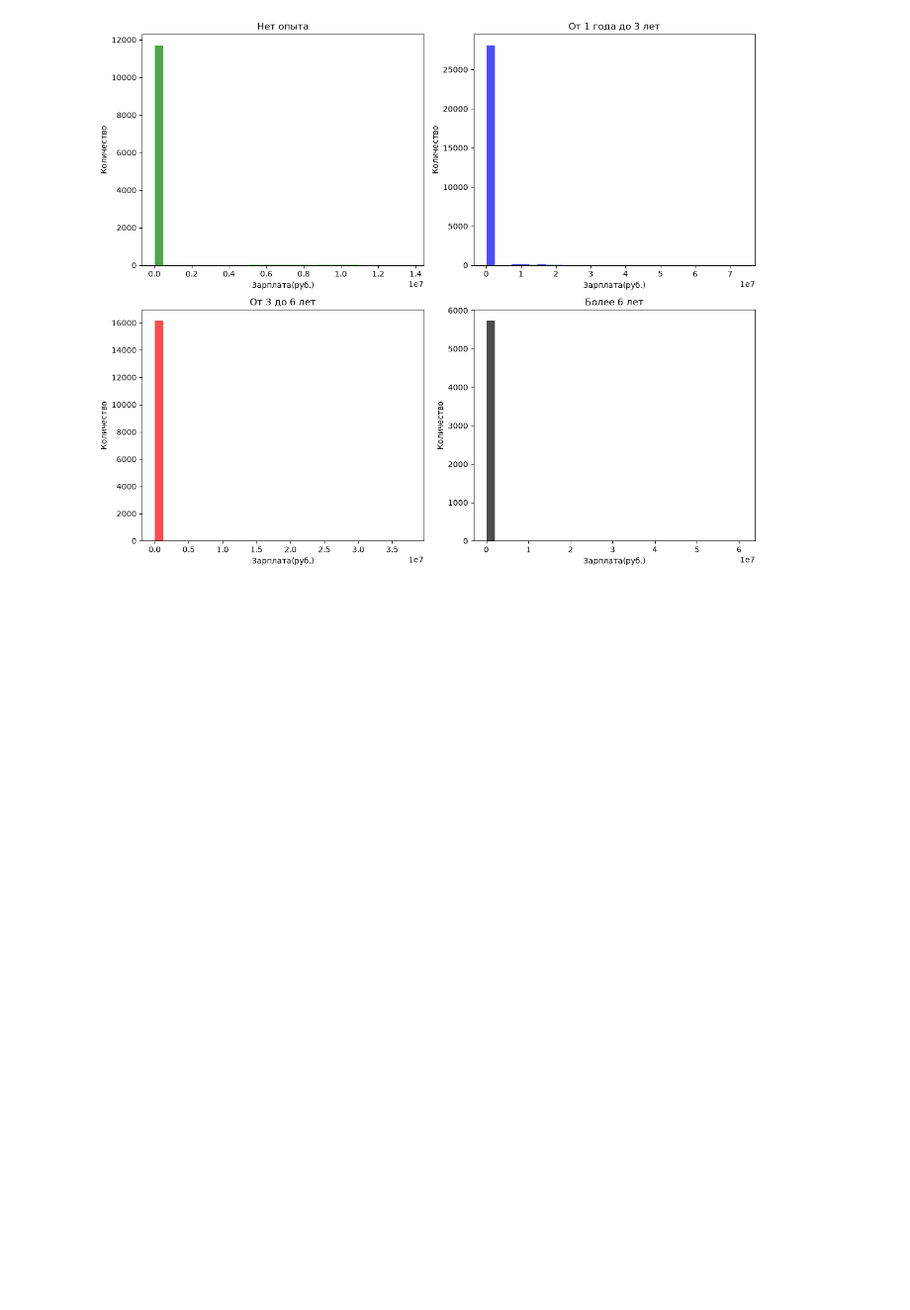
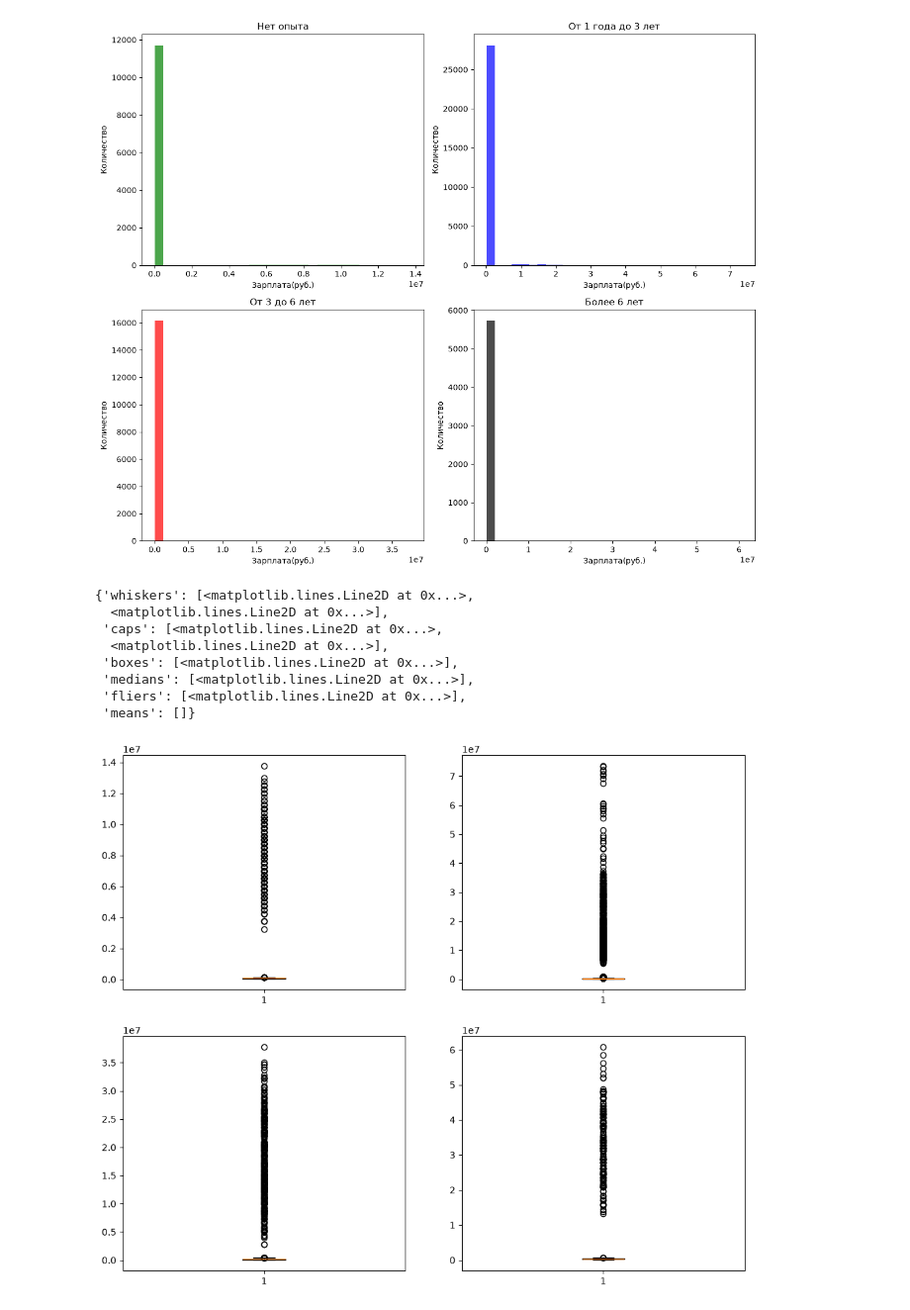
Before and after one commit to eritainn7/school-hh-ru, a Jupyter notebook: task1/block_a.ipynb, the cells around one changed output. Shown at 99% size. Drawn from its saved outputs; the diff is of its cells as text; code cells hidden in the pictures; blank space fills up the shorter version.

Commit message:
feat boxplot

```diff
--- a/task1/block_a.ipynb
+++ b/task1/block_a.ipynb
@@ -153,0 +156,16 @@ plt.show()
+# %%
+fig, axes = plt.subplots(2, 2, figsize=(12, 10))
+axes[0, 0].boxplot(getMeanSalaryForExperienceGroup(df, 'Нет опыта'))
+axes[0, 1].boxplot(getMeanSalaryForExperienceGroup(df, 'От 1 года до 3 лет'))
+axes[1, 0].boxplot(getMeanSalaryForExperienceGroup(df, 'От 3 до 6 лет'))
+axes[1, 1].boxplot(getMeanSalaryForExperienceGroup(df, 'Более 6 лет'))
+# %% [output]
+{'whiskers': [<matplotlib.lines.Line2D at 0x...>,
+  <matplotlib.lines.Line2D at 0x...>],
+ 'caps': [<matplotlib.lines.Line2D at 0x...>,
+  <matplotlib.lines.Line2D at 0x...>],
+ 'boxes': [<matplotlib.lines.Line2D at 0x...>],
+ 'medians': [<matplotlib.lines.Line2D at 0x...>],
+ 'fliers': [<matplotlib.lines.Line2D at 0x...>],
+ 'means': []}
+[figure, added]
```
Also changed, not shown: parts of 1 cell of this notebook.
